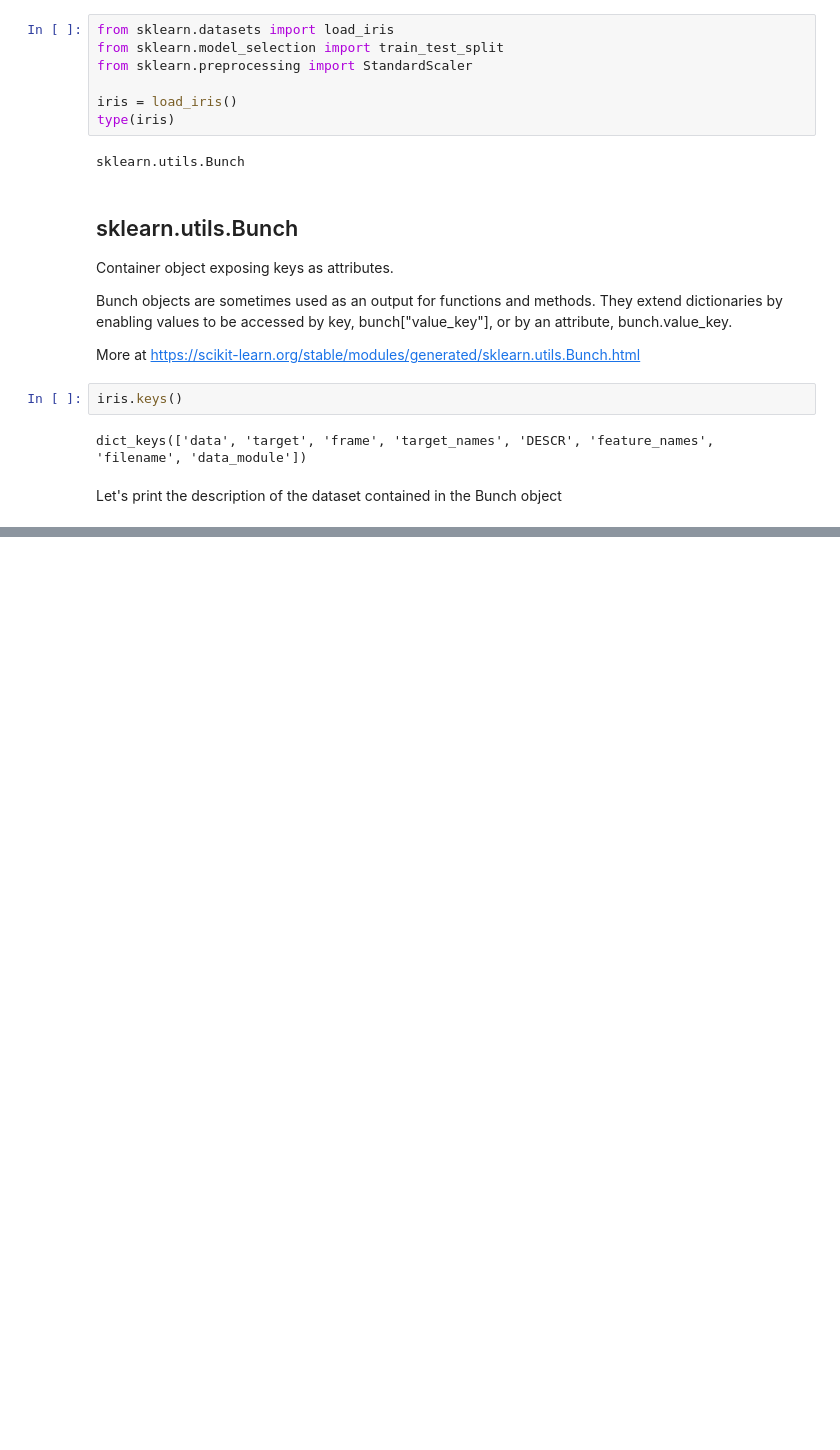
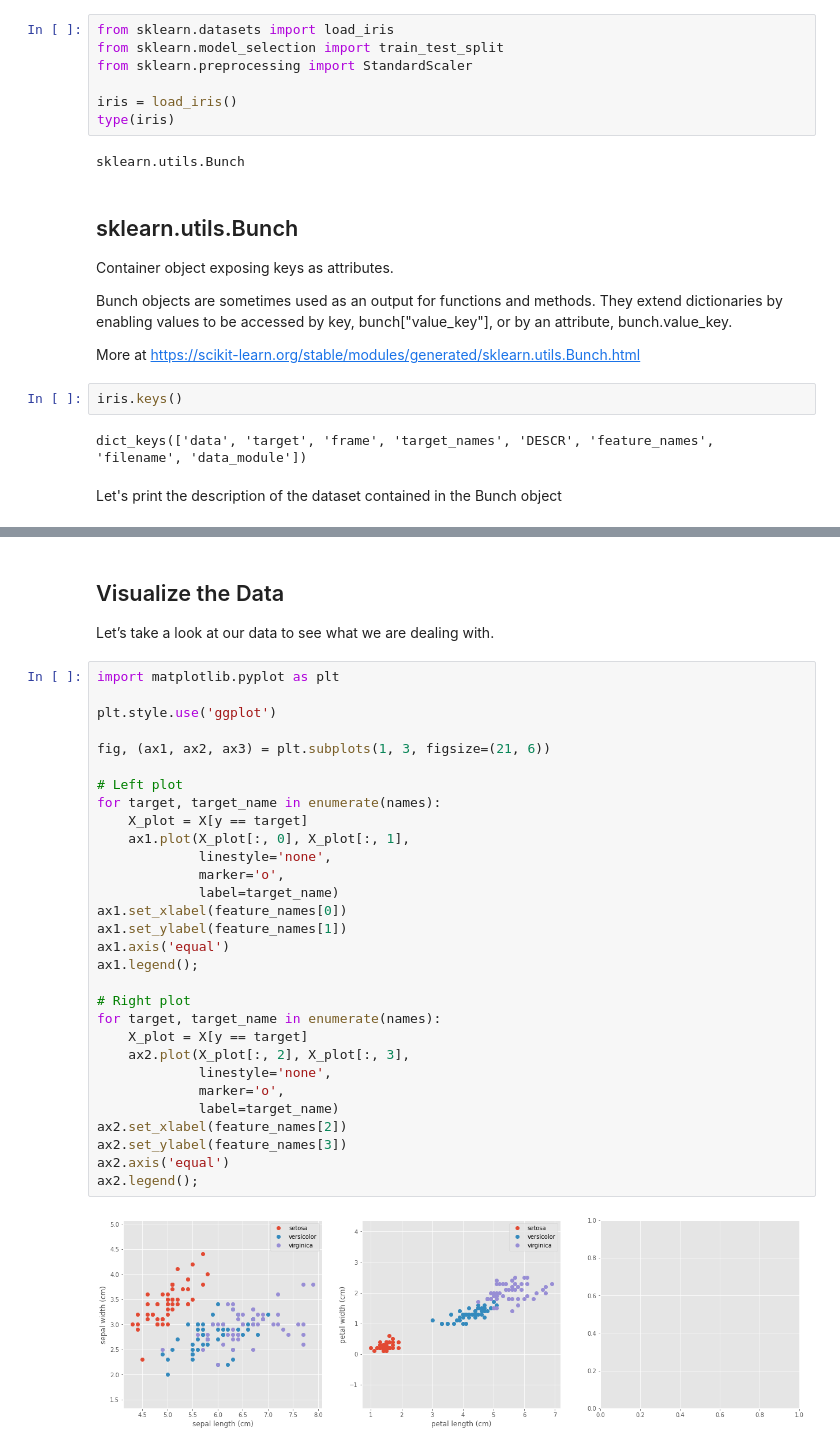
Before and after one commit to emayssat/colab-public, a Jupyter notebook: torch_iris.ipynb, the cells around one changed output, grey strips where cells are left out. Cells and saved outputs as stored; diff of their text form; blank space fills up the shorter version.

```diff
--- a/torch_iris.ipynb
+++ b/torch_iris.ipynb
@@ -77,0 +155,35 @@ X_train, X_test, y_train, y_test = train_test_split(
+# %% [markdown]
+## Visualize the Data
+Let’s take a look at our data to see what we are dealing with.
+# %%
+import matplotlib.pyplot as plt
+
+plt.style.use('ggplot')
+
+fig, (ax1, ax2, ax3) = plt.subplots(1, 3, figsize=(21, 6))
+
+# Left plot
+for target, target_name in enumerate(names):
+    X_plot = X[y == target]
+    ax1.plot(X_plot[:, 0], X_plot[:, 1],
+             linestyle='none',
+             marker='o',
+             label=target_name)
+ax1.set_xlabel(feature_names[0])
+ax1.set_ylabel(feature_names[1])
+ax1.axis('equal')
+ax1.legend();
+
+# Right plot
+for target, target_name in enumerate(names):
+    X_plot = X[y == target]
+    ax2.plot(X_plot[:, 2], X_plot[:, 3],
+             linestyle='none',
+             marker='o',
+             label=target_name)
+ax2.set_xlabel(feature_names[2])
+ax2.set_ylabel(feature_names[3])
+ax2.axis('equal')
+ax2.legend();
+# %% [output]
+[figure, added]
```
Also changed, not shown: parts of 9 cells of this notebook.
